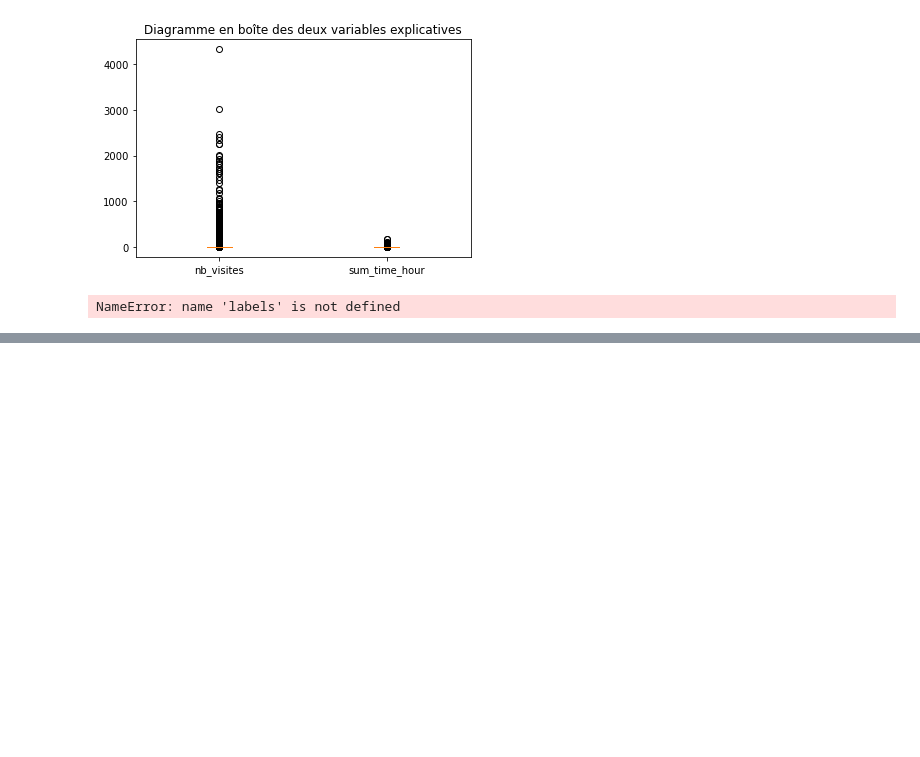
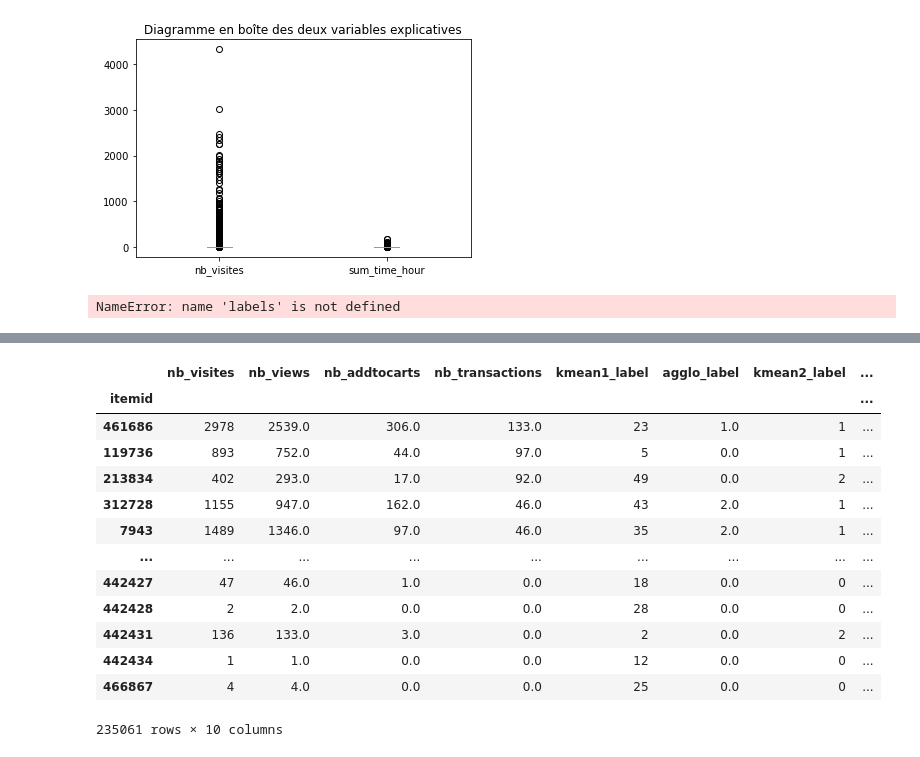
Before and after one commit to soopajot/eCommerce_Customer_Behavior, a Jupyter notebook: time_transactions_visiteurs_clustering.ipynb, the cells around one changed output, grey strips where cells are left out. Saved outputs shown, nothing was run; the diff lists cells and outputs as text; code cells hidden in the pictures; blank space fills up the shorter version.

```diff
--- a/time_transactions_visiteurs_clustering.ipynb
+++ b/time_transactions_visiteurs_clustering.ipynb
@@ -449,0 +491,26 @@ NameError: name 'labels' is not defined
+# %%
+# SELECT 500 PRODUITS PLUS ACHETES, PLUS MIS AU PANIER, PLUS VUS
+n_produits = 500
+
+# les n_produits produits plus achetés
+top_produits_vendus = items.sort_values(by='nb_transactions', ascending=False).head(n_produits)
+top_produits_vendus['cat_top_vendus'] = "1"
+top_produits_vendus = top_produits_vendus.drop(columns=['nb_visites', 'nb_views', 'nb_addtocarts'])
+
+# les n_produits produits plus mis au panier
+top_produits_paniers = items.sort_values(by='nb_addtocarts', ascending=False).head(n_produits)
+top_produits_paniers['cat_top_mis_panier'] = "1"
+top_produits_paniers = top_produits_paniers.drop(columns=['nb_visites', 'nb_views', 'nb_transactions'])
+
+# les n_produits produits plus vus
+top_produits_vus = items.sort_values(by='nb_views', ascending=False).head(n_produits)
+top_produits_vus['cat_top_vus'] = "1"
+top_produits_vus = top_produits_vus.drop(columns=['nb_visites', 'nb_addtocarts', 'nb_transactions'])
+
+# Merge les 3 dataframes OUTER
+top_produits = pd.merge(top_produits_vendus, top_produits_paniers, left_index=True, right_index=True, how='outer')
+top_produits = pd.merge(top_produits, top_produits_vus, left_index=True, right_index=True, how='outer')
+
+top_produits = top_produits[['cat_top_vus', 'cat_top_mis_panier', 'cat_top_vendus']]
+top_produits = top_produits.fillna(0)
+top_produits
@@ -449,0 +532,20 @@ NameError: name 'labels' is not defined
+# %%
+top_produits_merged = pd.merge(items, top_produits, left_index=True, right_index=True, how='left')
+top_produits_merged = top_produits_merged.sort_values(by=['nb_transactions'], ascending=False)
+top_produits_merged = top_produits_merged.fillna(0)
+top_produits_merged
+# %% [output]
+|  | nb_visites | nb_views | nb_addtocarts | nb_transactions | kmean1_label | agglo_label | kmean2_label | ... |
+| itemid |  |  |  |  |  |  |  | ... |
+| 461686 | 2978 | 2539.0 | 306.0 | 133.0 | 23 | 1.0 | 1 | ... |
+| 119736 | 893 | 752.0 | 44.0 | 97.0 | 5 | 0.0 | 1 | ... |
+| 213834 | 402 | 293.0 | 17.0 | 92.0 | 49 | 0.0 | 2 | ... |
+| 312728 | 1155 | 947.0 | 162.0 | 46.0 | 43 | 2.0 | 1 | ... |
+| 7943 | 1489 | 1346.0 | 97.0 | 46.0 | 35 | 2.0 | 1 | ... |
+| ... | ... | ... | ... | ... | ... | ... | ... | ... |
+| 442427 | 47 | 46.0 | 1.0 | 0.0 | 18 | 0.0 | 0 | ... |
+| 442428 | 2 | 2.0 | 0.0 | 0.0 | 28 | 0.0 | 0 | ... |
+| 442431 | 136 | 133.0 | 3.0 | 0.0 | 2 | 0.0 | 2 | ... |
+| 442434 | 1 | 1.0 | 0.0 | 0.0 | 12 | 0.0 | 0 | ... |
+| 466867 | 4 | 4.0 | 0.0 | 0.0 | 25 | 0.0 | 0 | ... |
+235061 rows × 10 columns
```
Also changed, not shown: parts of 5 cells of this notebook.
